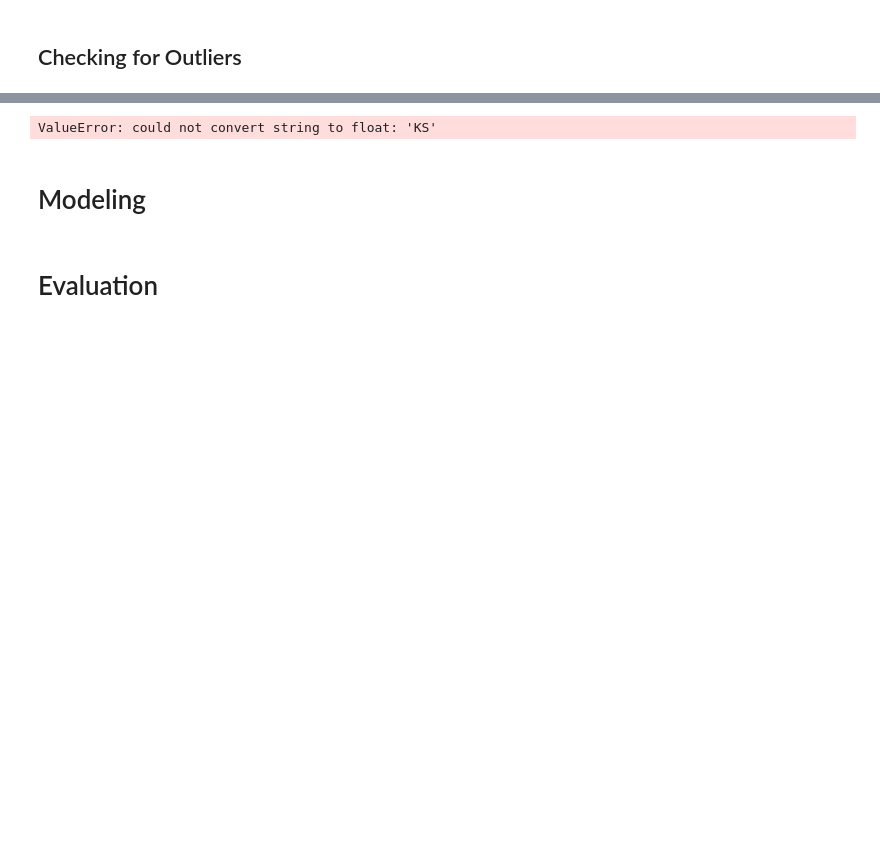
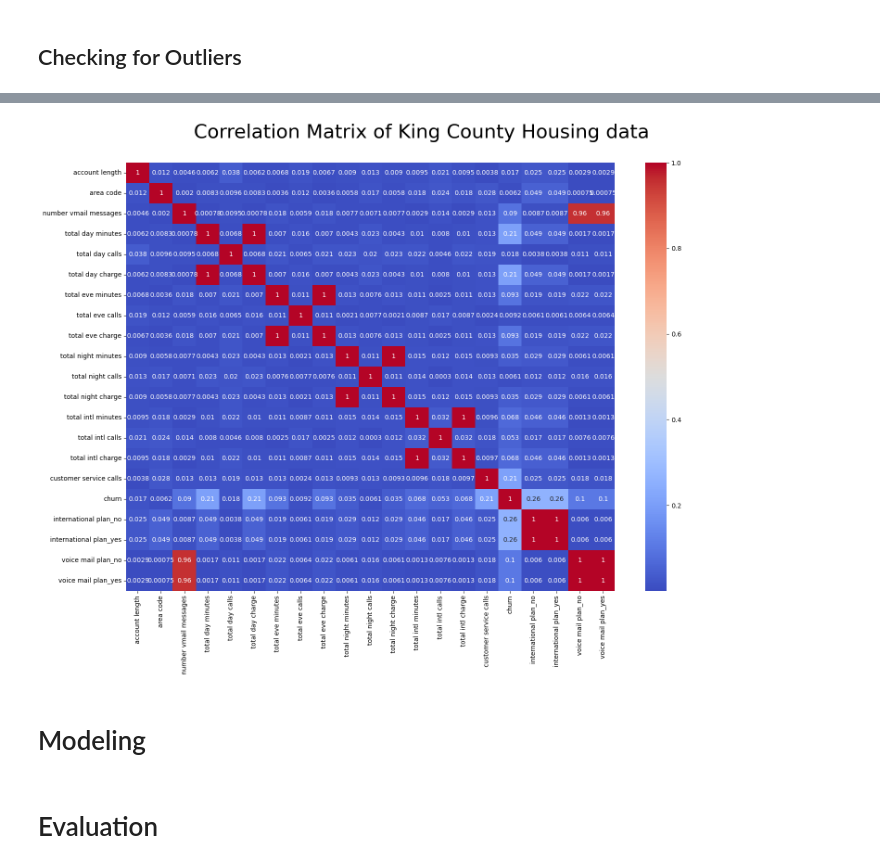
Before and after one commit to Bennie-Kibet/Phase_3_project, a Jupyter notebook: main.ipynb, the cells around one changed output, grey strips where cells are left out. Cells and saved outputs as stored; diff of their text form; code cells hidden in the pictures; blank space fills up the shorter version.

```diff
--- a/main.ipynb
+++ b/main.ipynb
@@ -351,12 +375,12 @@ boxplot_graph(data, 3, columns_to_plot)
 # %%
 # plot heatmap to show the relationship between various variables
-corr = data.corr().abs()
+corr = df_encoded.corr().abs()
 fig, ax=plt.subplots(figsize=(17,12))
 fig.suptitle('Correlation Matrix of King County Housing data', fontsize=30, y=.95, fontname='DejaVu Sans')
 heatmap = sns.heatmap(corr, cmap='coolwarm', annot=True)
 heatmap;
 # %% [output]
-ValueError: could not convert string to float: 'KS'
+[figure, added]
 # %% [markdown]
 # Modeling
 # %%
```
Also changed, not shown: parts of 10 cells of this notebook.
